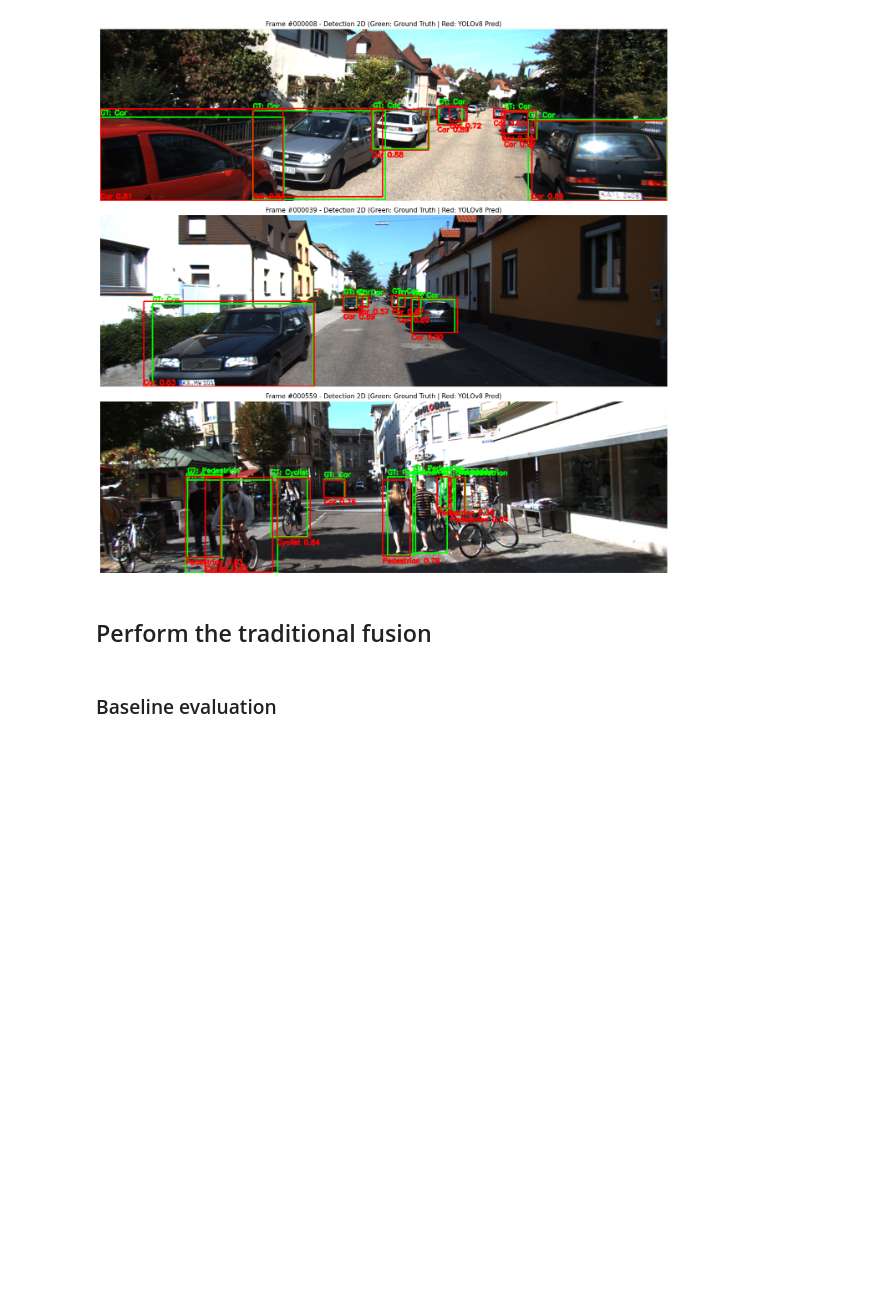
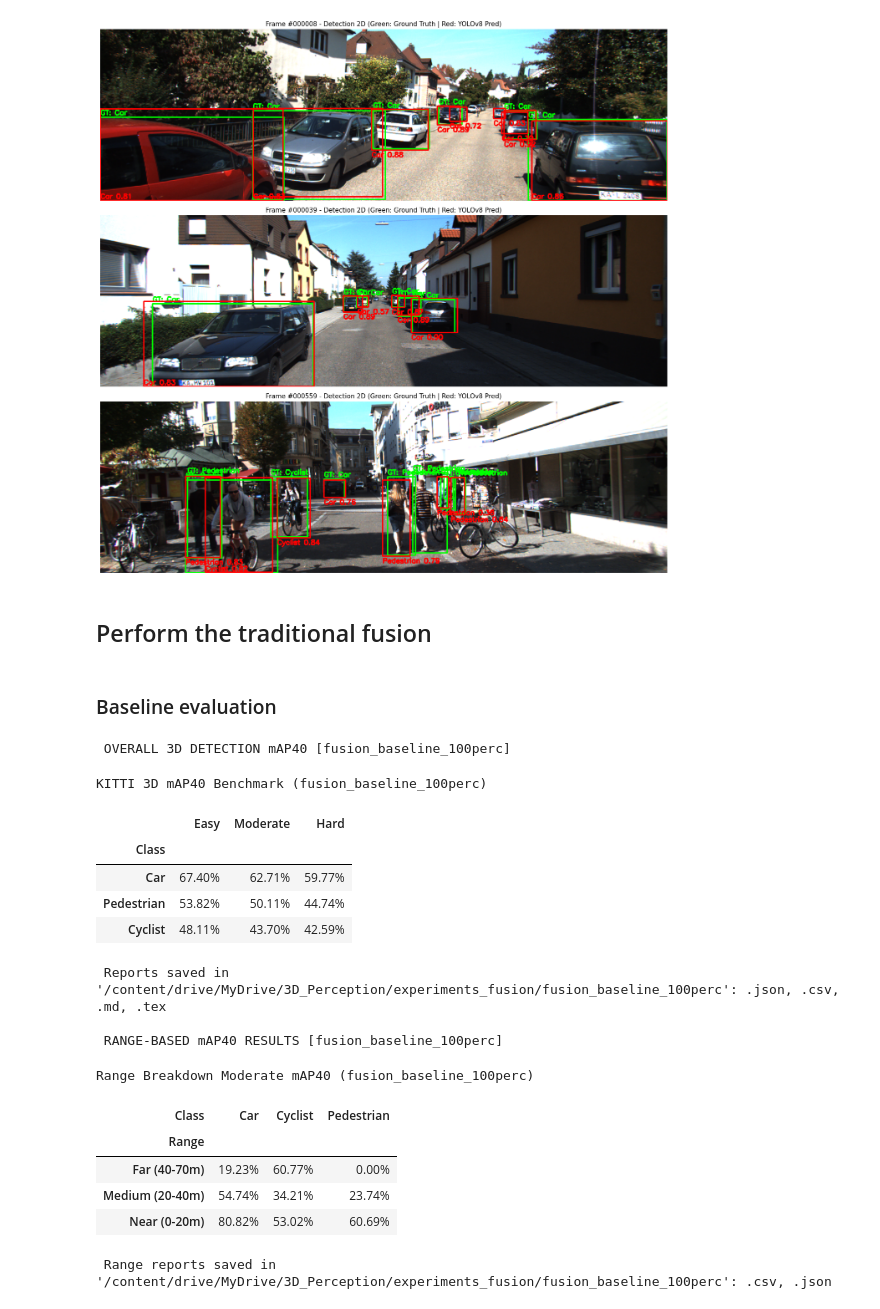
Before and after one commit to giacomosalvatori03/3D_Perception, a Jupyter notebook: notebooks/02_camera_fusion_trad.ipynb, the cells around one changed output. Saved outputs shown, nothing was run; the diff lists cells and outputs as text; code cells hidden in the pictures; blank space fills up the shorter version.

```diff
--- a/notebooks/02_camera_fusion_trad.ipynb
+++ b/notebooks/02_camera_fusion_trad.ipynb
@@ -382,28 +384,50 @@ visualizer_2d.visualize_experiment_2d(
 # %%
 import sys
 
 sys.path.insert(0, "/content/3D_Perception")
 
 from scripts.lidar_evaluator import KittiEvaluator
 from validate_fusion import FusionValidator
 
 # Initialize the FusionValidator with the appropriate parameters
 fusion_val = FusionValidator(
     data_path="/content/drive/MyDrive/3D_Perception/data/kitti_validation",
     iou_thresh_2d=0.30,
     alpha_boost=0.25,
     final_conf_thresh=0.25,
 )
 
 # Perform the fusion between 3D LiDAR predictions and 2D Camera predictions
 fusion_val.run_fusion(
     lidar_exp_dir="/content/drive/MyDrive/3D_Perception/experiments_camera/baseline_100perc",
     camera_exp_dir="/content/drive/MyDrive/3D_Perception/experiments_camera/yolov8m_baseline_2d",
     output_exp_dir="/content/drive/MyDrive/3D_Perception/experiments_fusion/fusion_baseline_100perc",
 )
 
 # Compute the final 3D mAP40 on the fused results
 evaluator_3d = KittiEvaluator()
 df_fusion = evaluator_3d.evaluate(
     "/content/drive/MyDrive/3D_Perception/experiments_fusion/fusion_baseline_100perc"
 )
+
+df_fusion_range = evaluator_3d.evaluate_ranges(
+    "/content/drive/MyDrive/3D_Perception/experiments_fusion/fusion_baseline_100perc"
+)
+# %% [output]
+ OVERALL 3D DETECTION mAP40 [fusion_baseline_100perc]
+KITTI 3D mAP40 Benchmark (fusion_baseline_100perc)
+|  | Easy | Moderate | Hard |
+| Class |  |  |  |
+| Car | 67.40% | 62.71% | 59.77% |
+| Pedestrian | 53.82% | 50.11% | 44.74% |
+| Cyclist | 48.11% | 43.70% | 42.59% |
+ Reports saved in '/content/drive/MyDrive/3D_Perception/experiments_fusion/fusion_baseline_100perc': .json, .csv, .md, .tex
+
+ RANGE-BASED mAP40 RESULTS [fusion_baseline_100perc]
+Range Breakdown Moderate mAP40 (fusion_baseline_100perc)
+| Class | Car | Cyclist | Pedestrian |
+| Range |  |  |  |
+| Far (40-70m) | 19.23% | 60.77% | 0.00% |
+| Medium (20-40m) | 54.74% | 34.21% | 23.74% |
+| Near (0-20m) | 80.82% | 53.02% | 60.69% |
+ Range reports saved in '/content/drive/MyDrive/3D_Perception/experiments_fusion/fusion_baseline_100perc': .csv, .json
```
Also changed, not shown: parts of 14 cells of this notebook, 1 other file.
